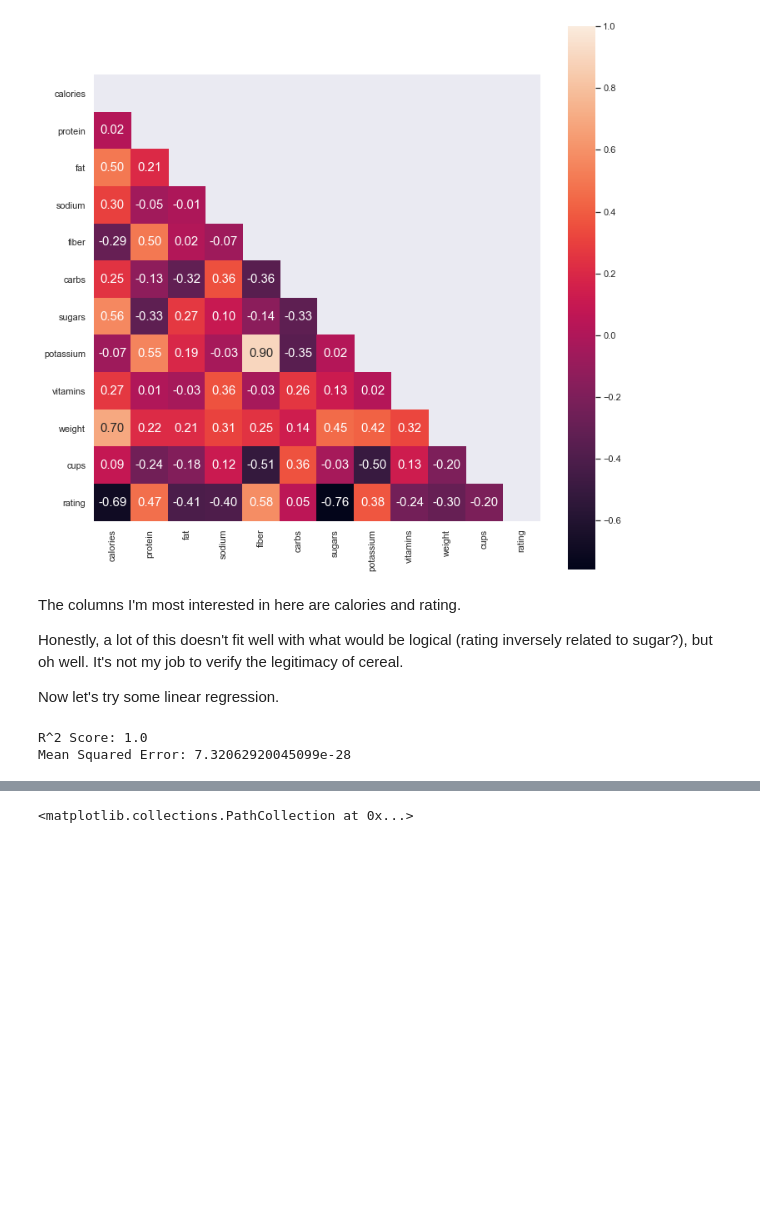
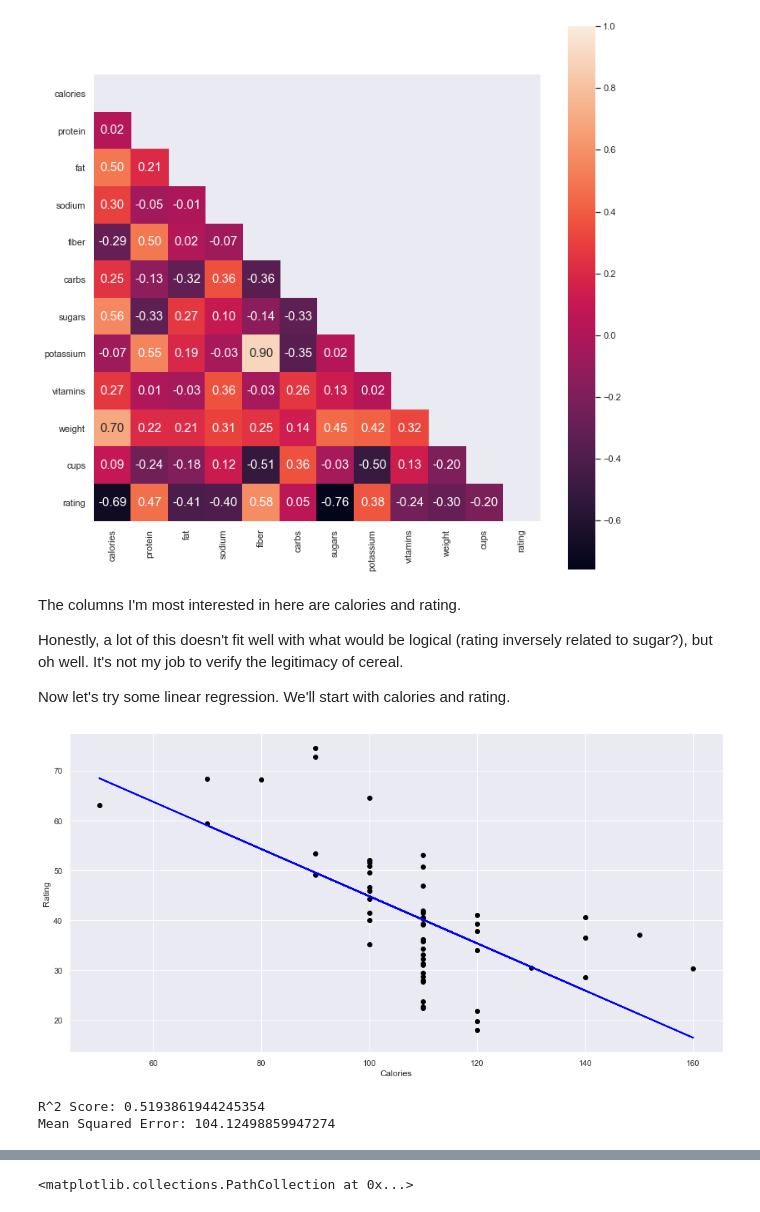
Before and after one commit to angelinaolmedo7/DSFinal, a Jupyter notebook: CerealInvestigation.ipynb, the cells around one changed output, grey strips where cells are left out. Saved outputs shown, nothing was run; the diff lists cells and outputs as text; code cells hidden in the pictures; blank space fills up the shorter version.

```diff
--- a/CerealInvestigation.ipynb
+++ b/CerealInvestigation.ipynb
@@ -88,26 +90,36 @@ The columns I'm most interested in here are calories and rating.
 
 Honestly, a lot of this doesn't fit well with what would be logical (rating inversely related to sugar?), but oh well. It's not my job to verify the legitimacy of cereal.
 
-Now let's try some linear regression.
+Now let's try some linear regression. We'll start with calories and rating.
 # %%
 from sklearn.model_selection import train_test_split
 from sklearn.linear_model import LinearRegression
 from sklearn.metrics import r2_score
 from sklearn.metrics import mean_squared_error
 
-ratings = df['rating']
-cals = df['calories']
-X_train, X_test, y_train, y_test = train_test_split(X_r, ratings, test_size=0.25, random_state=0)
+X = df['calories'].values.reshape(-1,1)
+y = df['rating'].values.reshape(-1,1)
+
+X_train, X_test, y_train, y_test = train_test_split(X, y, test_size=0.25, random_state=0)
 
 lrm = LinearRegression()
 lrm.fit(X_train, y_train)
+pred = lrm.predict(X_train)
 y_pred = lrm.predict(X_test)
+
+plt.figure(figsize=(16, 8))
+plt.scatter(X_train, y_train, c='black')
+plt.plot(X_train, pred, c='blue', linewidth=2)
+plt.xlabel("Calories")
+plt.ylabel("Rating")
+plt.show()
 
 r2 = r2_score(y_test, y_pred) # 1.0 is best
 mse = mean_squared_error(y_test, y_pred) # 0.0 is best
 
 print("R^2 Score: {}".format(r2))
 print("Mean Squared Error: {}".format(mse))
 # %% [output]
+[figure, added]
-R^2 Score: 1.0
-Mean Squared Error: 7.32062920045099e-28
+R^2 Score: 0.5193861944245354
+Mean Squared Error: 104.12498859947274
```
Also changed, not shown: parts of 19 cells of this notebook.
